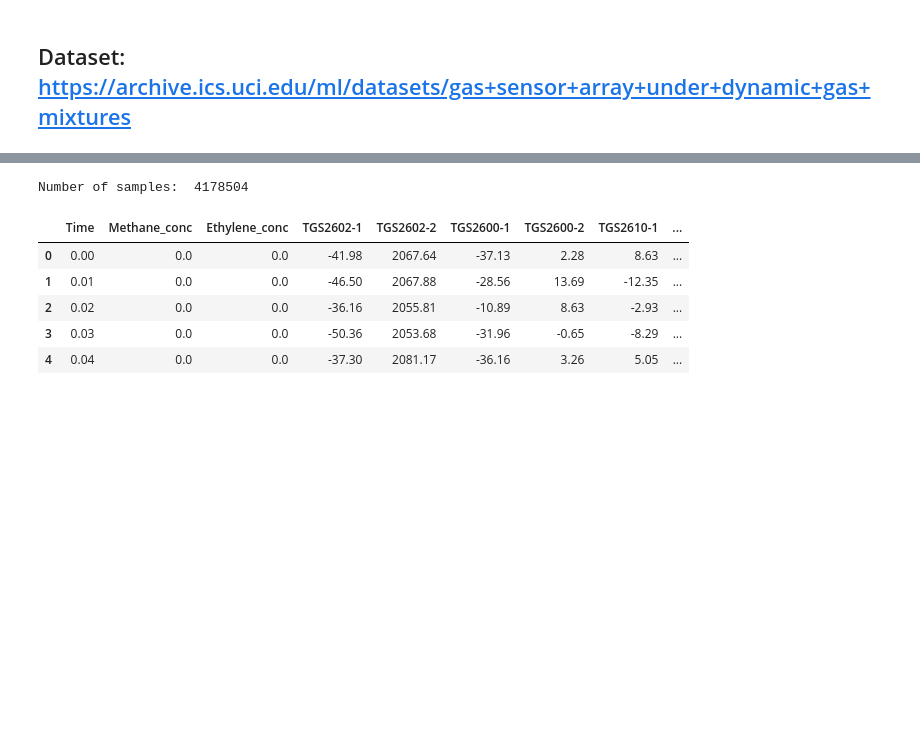
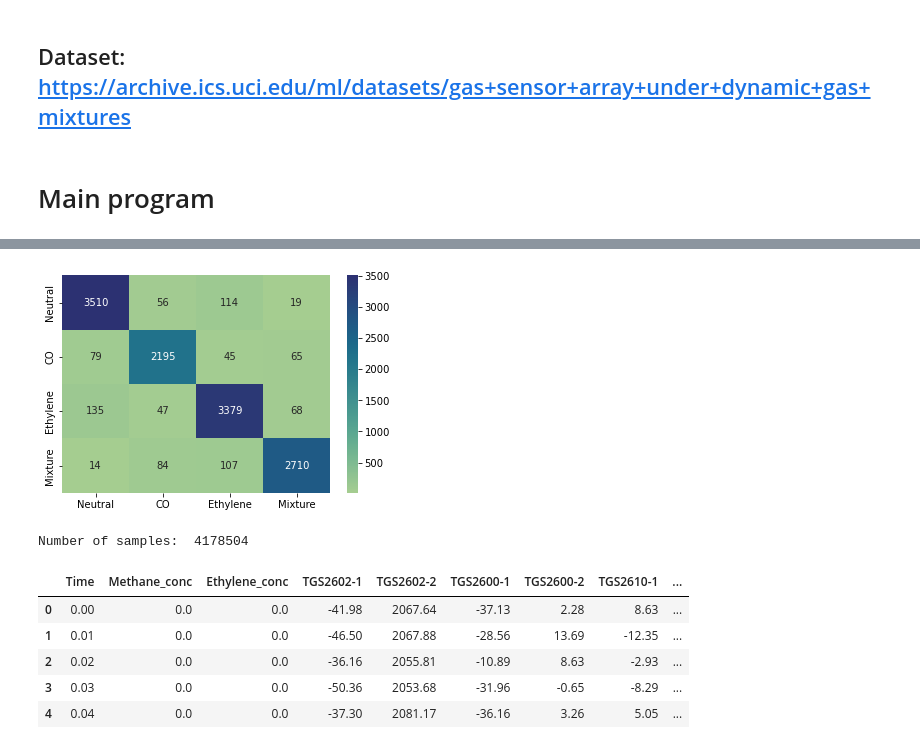
Before and after one commit to hoang-phuong-nguyen/Gas-data-analytics, a Jupyter notebook: Gas_mixture_classification.ipynb, the cells around one changed output, grey strips where cells are left out. Drawn from its saved outputs; the diff is of its cells as text; code cells hidden in the pictures; blank space fills up the shorter version.

```diff
--- a/Gas_mixture_classification.ipynb
+++ b/Gas_mixture_classification.ipynb
@@ -66,0 +154,6 @@ from sklearn import svm
+# %%
+def fit_PCA(x_train, x_test, n_comp):
+    pca = PCA(n_components=n_comp)
+    x_train_new = pca.fit_transform(x_train)
+    x_test_new = pca.transform(x_test)
+    return x_train_new, x_test_new
@@ -66,0 +172,66 @@ from sklearn import svm
+# %%
+def plot_prediction(y_test, y_predict, gas1_name, gas2_name):
+    target_names = ['Neutral', gas1_name, gas2_name, 'Mixture']
+    print(classification_report(y_test, y_predict, target_names=target_names))
+    conf_mat = confusion_matrix(y_test, y_predict)
+    sns.heatmap(conf_mat,
+                annot=True,
+                annot_kws={"size": 10},
+                cmap='crest',
+                fmt="d",
+                xticklabels=target_names,
+                yticklabels=target_names)
+    plt.show()
+# %% [markdown]
+# Main program
+# %%
+data_path = "./data/gas_mixture_dataset"
+data_type = 2 # 1: ethylene + methane; 2: ethylene + CO
+
+if (data_type == 1):
+    fname = "ethylene_methane.txt"
+    gas1_name = 'Methane'
+    gas2_name = 'Ethylene'
+else:
+    fname = "ethylene_CO.txt"
+    gas1_name = "CO"
+    gas2_name = "Ethylene"
+
+gas1_col = gas1_name + '_conc'
+gas2_col = gas2_name + '_conc'
+col_names = ['Time', gas1_col, gas2_col,
+             'TGS2602-1', 'TGS2602-2', 'TGS2600-1', 'TGS2600-2',
+             'TGS2610-1', 'TGS2610-2', 'TGS2620-1', 'TGS2620-2',
+             'TGS2602-3', 'TGS2602-4', 'TGS2600-3', 'TGS2600-4',
+             'TGS2610-3', 'TGS2610-4', 'TGS2620-3', 'TGS2620-4']
+
+# load raw data
+raw_data = load_data(os.path.join(data_path, fname), col_names, display=False)
+# visualize(raw_data, start=200000, end=500000)
+
+# preprocessing
+processed_data = preprocess(raw_data, fs='1s', display=False)
+# visualize(processed_data, start=2000, end=5000)
+
+# APPROACH 1 (with labeled data): PCA + RF
+labeled_data = generate_labels(processed_data, gas1_col, gas2_col, display=True)
+x_train, x_test, y_train, y_test = generate_train_test_sets(labeled_data, gas1_col, gas2_col, test_set_ratio=0.3)
+
+# x_train_transformed, x_test_transformed = fit_LDA(x_train, y_train, x_test, n_comp=3)
+x_train_transformed, x_test_transformed = fit_PCA(x_train, x_test, n_comp=3)
+
+y_predict = predict_RF(x_train_transformed, y_train, x_test_transformed, n_estimators=15)
+# y_predict = predict_SVM(x_train_transformed, y_train, x_test_transformed)
+
+plot_prediction(y_test, y_predict, gas1_name, gas2_name)
+
+
+
+
+# APPROACH 2: (without labeled data): PCA -> K-means
+# dimension reduction
+# new_features = dimension_reduction(processed_data, n_comp=4, display=True)
+
+# generate labels from raw dataset
+# labeled_data = generate_labels(processed_data, 0, 1)
+# %% [output]
@@ -67,3 +253,4 @@ from sklearn import svm
+[figure, added]
 # %%
 data_path = "./data/gas_mixture_dataset"
 co_filename = "ethylene_CO.txt"
```
Also changed, not shown: parts of 20 cells of this notebook.
